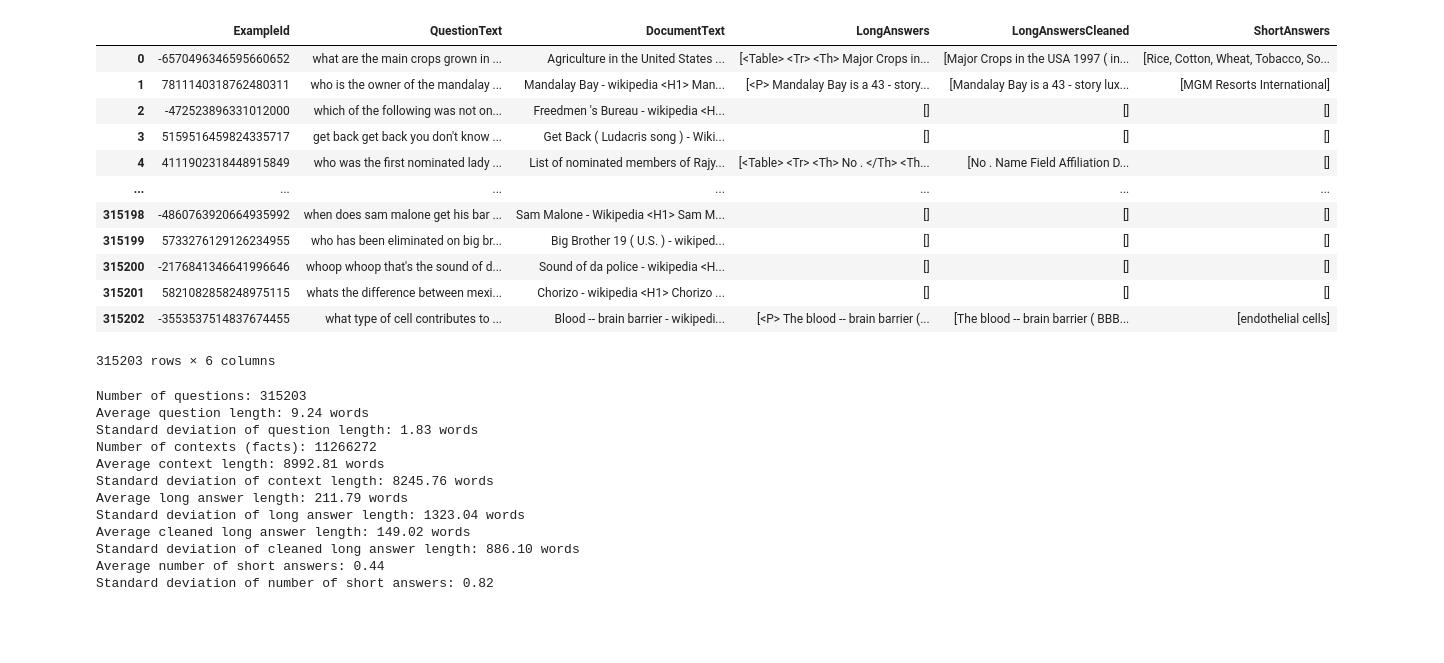
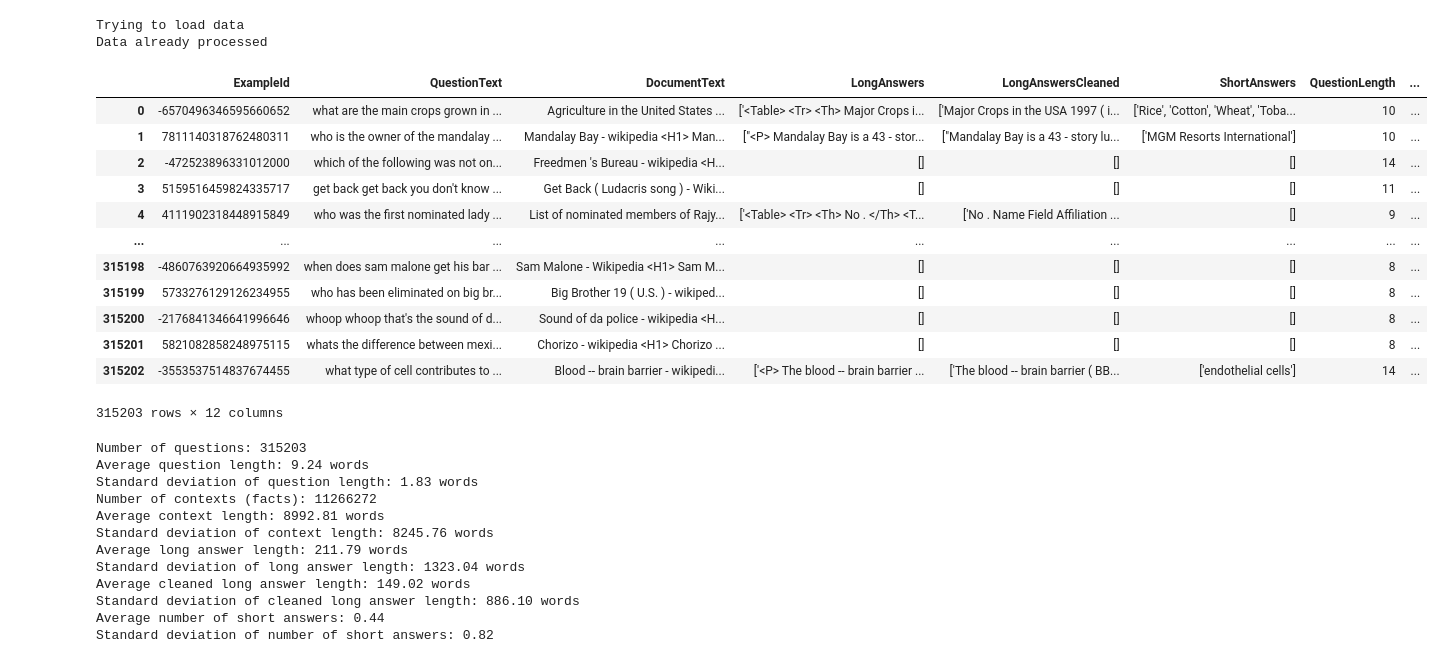
Before and after one commit to CoLearn-Dev/FleeceKM-stats, a Jupyter notebook: GoogleNQ/stats.ipynb, the cells around one changed output. Cells and saved outputs as stored; diff of their text form; code cells hidden in the pictures; blank space fills up the shorter version.

```diff
--- a/GoogleNQ/stats.ipynb
+++ b/GoogleNQ/stats.ipynb
@@ -3,10 +3,6 @@ import pandas as pd
 import os
 import json
 from bs4 import BeautifulSoup
-
-data_dir = '../data/google-natural-questions/'
-file_names = ['simplified-nq-dev.jsonl', 'simplified-nq-train.jsonl']
-data_list = []
 
 def count_words(text):
     return len(text.split())
@@ -21,53 +17,66 @@ def process_entry(entry):
     question_text = entry.get("question_text", "")
     example_id = entry.get("example_id", "")
     document_text = entry.get("document_text", "")
     annotations = entry.get("annotations", [])
 
     long_answers = []
     long_answers_cleaned = []
     short_answers = set()
 
     for annotation in annotations:
         long_answer = annotation.get("long_answer", {}).get("text", "")
         if long_answer:
             long_answers.append(long_answer)
             long_answers_cleaned.append(html_to_text(long_answer))
 
         for short_answer in annotation.get("short_answers", []):
             short_answers.add(short_answer.get("text", ""))
 
     return {
         "ExampleId": example_id,
         "QuestionText": question_text,
         "DocumentText": document_text,
         "LongAnswers": long_answers,
         "LongAnswersCleaned": long_answers_cleaned,
         "ShortAnswers": list(short_answers)
     }
 
-for file_name in file_names:
-    file_path = os.path.join(data_dir, file_name)
-    with open(file_path, 'r') as f:
-        for line in f:
-            entry = json.loads(line.strip())
-            data_list.append(process_entry(entry))
+try:
+    print('Trying to load data')
+    df = pd.read_csv('../data/google-natural-questions/google-natural-questions-structured.csv')
+    print('Data already processed')
+except:
+    print('Data not processed yet')
+    data_dir = '../data/google-natural-questions/'
+    file_names = ['simplified-nq-dev.jsonl', 'simplified-nq-train.jsonl']
+    data_list = []
+    for file_name in file_names:
+        file_path = os.path.join(data_dir, file_name)
+        with open(file_path, 'r') as f:
+            for line in f:
+                entry = json.loads(line.strip())
+                data_list.append(process_entry(entry))
 
-df = pd.DataFrame(data_list)
+    df = pd.DataFrame(data_list)
+    df.to_csv('../data/google-natural-questions/google-natural-questions-structured.csv', index=False)
+
 df
 # %% [output]
+Trying to load data
+Data already processed
-|  | ExampleId | QuestionText | DocumentText | LongAnswers | LongAnswersCleaned | ShortAnswers |
-| 0 | -6570496346595660652 | what are the main crops grown in ... | Agriculture in the United States ... | [<Table> <Tr> <Th> Major Crops in... | [Major Crops in the USA 1997 ( in... | [Rice, Cotton, Wheat, Tobacco, So... |
-| 1 | 7811140318762480311 | who is the owner of the mandalay ... | Mandalay Bay - wikipedia <H1> Man... | [<P> Mandalay Bay is a 43 - story... | [Mandalay Bay is a 43 - story lux... | [MGM Resorts International] |
-| 2 | -472523896331012000 | which of the following was not on... | Freedmen 's Bureau - wikipedia <H... | [] | [] | [] |
-| 3 | 5159516459824335717 | get back get back you don't know ... | Get Back ( Ludacris song ) - Wiki... | [] | [] | [] |
-| 4 | 4111902318448915849 | who was the first nominated lady ... | List of nominated members of Rajy... | [<Table> <Tr> <Th> No . </Th> <Th... | [No . Name Field Affiliation D... | [] |
-| ... | ... | ... | ... | ... | ... | ... |
-| 315198 | -4860763920664935992 | when does sam malone get his bar ... | Sam Malone - Wikipedia <H1> Sam M... | [] | [] | [] |
-| 315199 | 5733276129126234955 | who has been eliminated on big br... | Big Brother 19 ( U.S. ) - wikiped... | [] | [] | [] |
-| 315200 | -2176841346641996646 | whoop whoop that's the sound of d... | Sound of da police - wikipedia <H... | [] | [] | [] |
-| 315201 | 5821082858248975115 | whats the difference between mexi... | Chorizo - wikipedia <H1> Chorizo ... | [] | [] | [] |
-| 315202 | -3553537514837674455 | what type of cell contributes to ... | Blood -- brain barrier - wikipedi... | [<P> The blood -- brain barrier (... | [The blood -- brain barrier ( BBB... | [endothelial cells] |
+|  | ExampleId | QuestionText | DocumentText | LongAnswers | LongAnswersCleaned | ShortAnswers | QuestionLength | ... |
+| 0 | -6570496346595660652 | what are the main crops grown in ... | Agriculture in the United States ... | ['<Table> <Tr> <Th> Major Crops i... | ['Major Crops in the USA 1997 ( i... | ['Rice', 'Cotton', 'Wheat', 'Toba... | 10 | ... |
+| 1 | 7811140318762480311 | who is the owner of the mandalay ... | Mandalay Bay - wikipedia <H1> Man... | ["<P> Mandalay Bay is a 43 - stor... | ["Mandalay Bay is a 43 - story lu... | ['MGM Resorts International'] | 10 | ... |
+| 2 | -472523896331012000 | which of the following was not on... | Freedmen 's Bureau - wikipedia <H... | [] | [] | [] | 14 | ... |
+| 3 | 5159516459824335717 | get back get back you don't know ... | Get Back ( Ludacris song ) - Wiki... | [] | [] | [] | 11 | ... |
+| 4 | 4111902318448915849 | who was the first nominated lady ... | List of nominated members of Rajy... | ['<Table> <Tr> <Th> No . </Th> <T... | ['No . Name Field Affiliation ... | [] | 9 | ... |
+| ... | ... | ... | ... | ... | ... | ... | ... | ... |
+| 315198 | -4860763920664935992 | when does sam malone get his bar ... | Sam Malone - Wikipedia <H1> Sam M... | [] | [] | [] | 8 | ... |
+| 315199 | 5733276129126234955 | who has been eliminated on big br... | Big Brother 19 ( U.S. ) - wikiped... | [] | [] | [] | 8 | ... |
+| 315200 | -2176841346641996646 | whoop whoop that's the sound of d... | Sound of da police - wikipedia <H... | [] | [] | [] | 8 | ... |
+| 315201 | 5821082858248975115 | whats the difference between mexi... | Chorizo - wikipedia <H1> Chorizo ... | [] | [] | [] | 8 | ... |
+| 315202 | -3553537514837674455 | what type of cell contributes to ... | Blood -- brain barrier - wikipedi... | ['<P> The blood -- brain barrier ... | ['The blood -- brain barrier ( BB... | ['endothelial cells'] | 14 | ... |
-315203 rows × 6 columns
+315203 rows × 12 columns
 # %%
 num_questions = df.shape[0]
 
```
Also changed, not shown: parts of 3 cells of this notebook, 5 other files.
